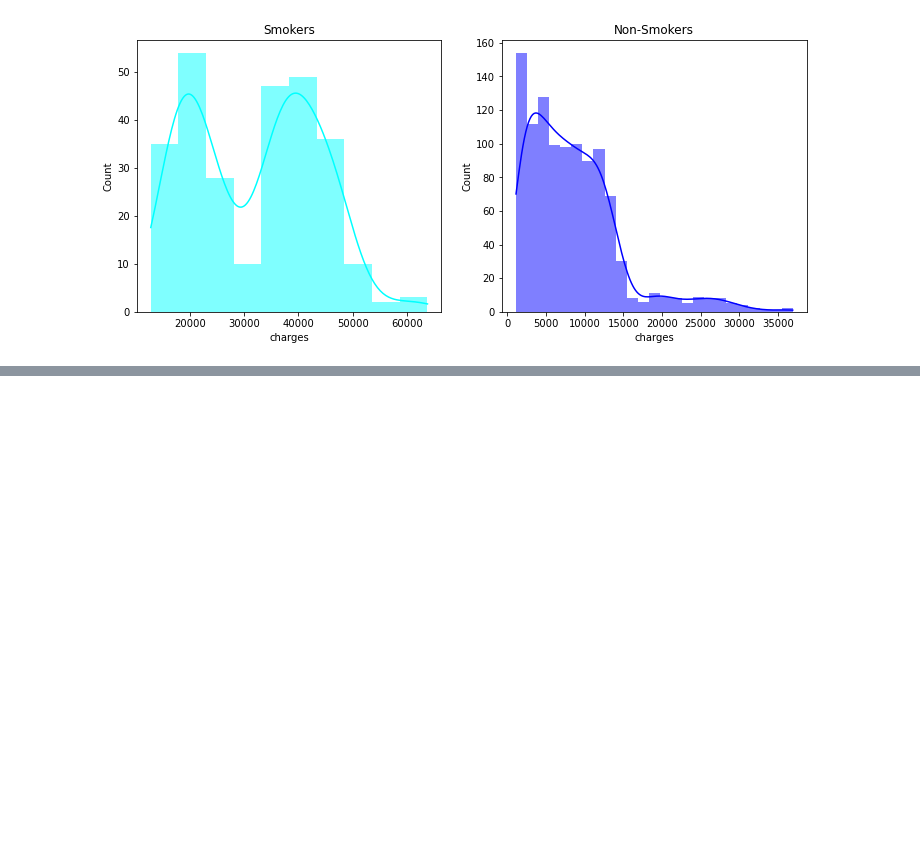
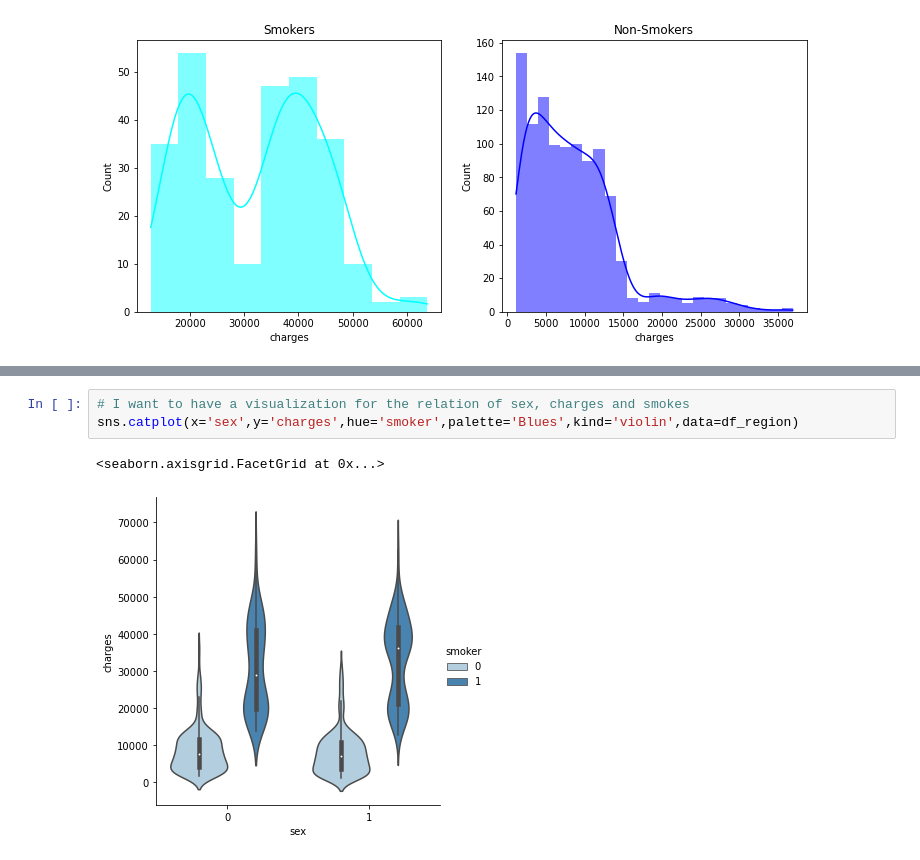
Before and after one commit to Shekswess/Medical-Insurance-Cost, a Jupyter notebook: notebook.ipynb, the cells around one changed output, grey strips where cells are left out. Saved outputs shown, nothing was run; the diff lists cells and outputs as text; blank space fills up the shorter version.

```diff
--- a/notebook.ipynb
+++ b/notebook.ipynb
@@ -229,0 +238,6 @@ Text(0.5, 1.0, 'Non-Smokers')
+# %%
+# I want to have a visualization for the relation of sex, charges and smokes
+sns.catplot(x='sex',y='charges',hue='smoker',palette='Blues',kind='violin',data=df_region)
+# %% [output]
+<seaborn.axisgrid.FacetGrid at 0x...>
+[figure, added]
```
Also changed, not shown: parts of 1 cell of this notebook.
